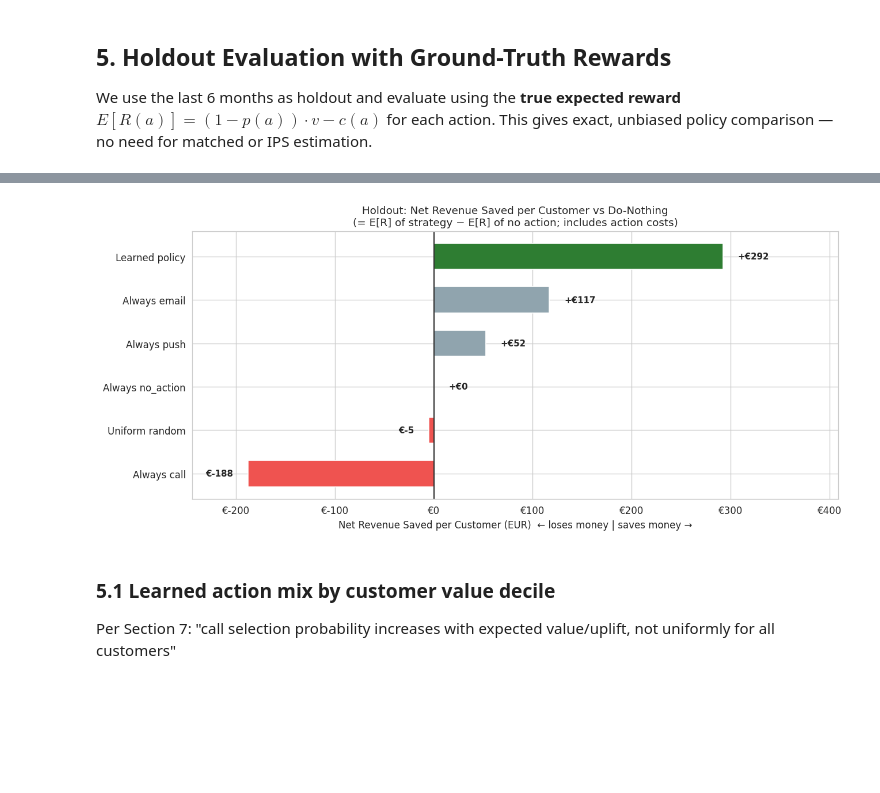
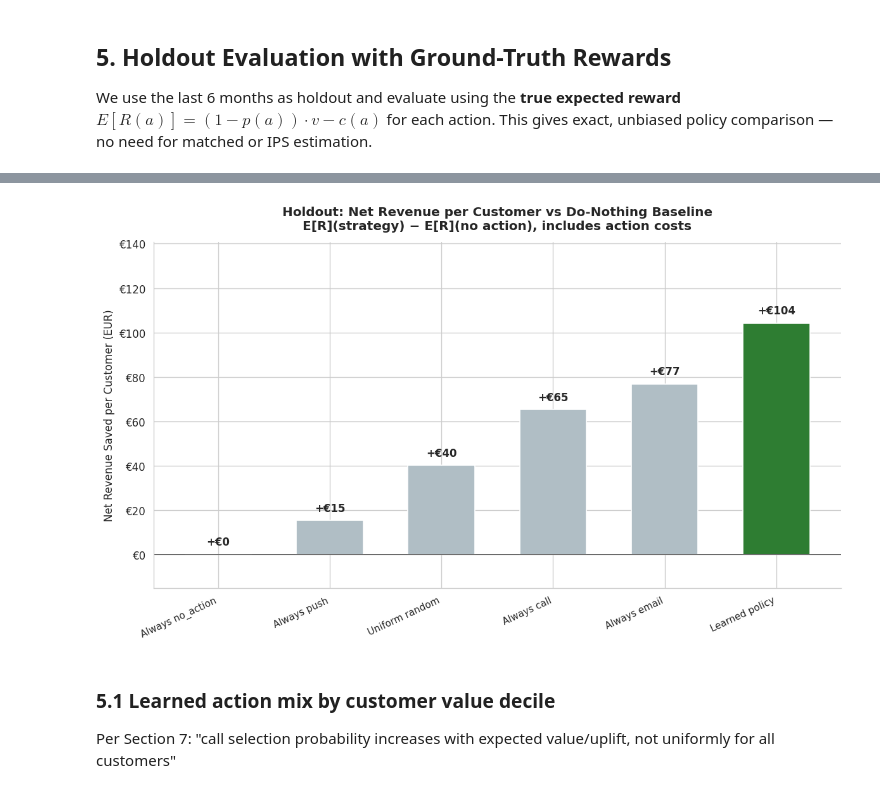
Before and after one commit to mmestrov2000/fintech-hackathon, a Jupyter notebook: notebooks/05_contextual_bandit.ipynb, the cells around one changed output, grey strips where cells are left out. Drawn from its saved outputs; the diff is of its cells as text; code cells hidden in the pictures; blank space fills up the shorter version.

```diff
--- a/notebooks/05_contextual_bandit.ipynb
+++ b/notebooks/05_contextual_bandit.ipynb
@@ -33,10 +35,11 @@ np.random.seed(SEED)
 # %%
 df = pd.read_csv("../data/output/bandit_training_dataset.csv")
 df["reference_date"] = pd.to_datetime(df["reference_date"])
-df = df.sort_values(["reference_date", "client_id"]).reset_index(drop=True)
+df["reference_month"] = df["reference_date"].dt.to_period("M").dt.to_timestamp()
+df = df.sort_values(["reference_month", "client_id"]).reset_index(drop=True)
 
 print(f"Dataset: {df.shape[0]:,} rows, {df.shape[1]} columns")
 print(f"Date range: {df['reference_date'].min().date()} → {df['reference_date'].max().date()}")
 print(f"Unique customers: {df['client_id'].nunique():,}")
-print(f"Monthly batches: {df['reference_date'].nunique()}")
+print(f"Monthly batches: {df['reference_month'].nunique()}")
 # %% [output]
@@ -57,7 +60,7 @@ FEATURE_COLS = [
 
 ACTIONS = ["no_action", "push_notification", "email", "call"]
 ACTION_TO_IDX = {a: i for i, a in enumerate(ACTIONS)}
-ACTION_COSTS = {"no_action": 0.0, "push_notification": 20.0, "email": 100.0, "call": 1200.0}
+ACTION_COSTS = {"no_action": 0.0, "push_notification": 0.50, "email": 8.0, "call": 80.0}
 N_ACTIONS = len(ACTIONS)
 
 # Ground-truth expected reward columns (from data generation)
@@ -668,7 +733,7 @@ We use the last 6 months as holdout and evaluate using the **true expected rewar
 # %%
 # Use last 6 months as holdout
 holdout_months = months[-6:]
-holdout_mask = df["reference_date"].isin(holdout_months)
+holdout_mask = df["reference_month"].isin(holdout_months)
 df_holdout = df[holdout_mask].reset_index(drop=True)
 X_holdout = X_all[holdout_mask.values]
 ER_holdout = ER_matrix[holdout_mask.values]  # ground-truth expected rewards
@@ -768,46 +833,47 @@ print(f"    2-year revenue saved: €{projected_annual_holdout * 2:,.0f}")
 # %%
-# ── Visual: Net Revenue Saved per Customer (vs Do-Nothing) ──
-fig, ax = plt.subplots(figsize=(11, 5))
+# ── Visual: Net Revenue Saved per Customer (vs Do-Nothing) — vertical bars ──
+fig, ax = plt.subplots(figsize=(10, 6))
 
-# Sort by value (worst at top, best at bottom)
 sorted_results = sorted(results.items(), key=lambda x: x[1])
 names = [r[0] for r in sorted_results]
 vals = [r[1] for r in sorted_results]
 
 colors = ['#2E7D32' if n == "Learned policy" else
           '#EF5350' if v < 0 else
-          '#90A4AE' for n, v in zip(names, vals)]
+          '#B0BEC5' for n, v in zip(names, vals)]
 
-bars = ax.barh(names, vals, color=colors, edgecolor="white", height=0.6)
+bars = ax.bar(range(len(names)), vals, color=colors, edgecolor="white", width=0.6)
 
-# Zero line (= do-nothing baseline)
-ax.axvline(0, color="#333", linewidth=1.2, linestyle="-")
-ax.annotate("← do-nothing baseline", xy=(0, -0.6), fontsize=8, color="#555",
-            ha="left", va="top")
+# Zero line
+ax.axhline(0, color="#555", linewidth=1, linestyle="-", zorder=1)
 
+# Value labels on top of bars
 for bar, val in zip(bars, vals):
     sign = "+" if val >= 0 else ""
-    offset = 15 if val >= 0 else -15
-    ha = "left" if val >= 0 else "right"
-    ax.text(val + offset, bar.get_y() + bar.get_height()/2,
-            f"{sign}€{val:,.0f}", va="center", ha=ha, fontsize=9, fontweight="bold")
+    y_off = 3 if val >= 0 else -3
+    va = "bottom" if val >= 0 else "top"
+    ax.text(bar.get_x() + bar.get_width()/2, val + y_off,
+            f"{sign}€{val:,.0f}", ha="center", va=va, fontsize=10, fontweight="bold")
 
-ax.set_xlabel("Net Revenue Saved per Customer (EUR)  ← loses money | saves money →")
-ax.set_title("Holdout: Net Revenue Saved per Customer vs Do-Nothing\n"
-             "(= E[R] of strategy − E[R] of no action; includes action costs)",
-             fontsize=11)
-ax.xaxis.set_major_formatter(mticker.FuncFormatter(lambda x, _: f"€{x:,.0f}"))
+ax.set_xticks(range(len(names)))
+ax.set_xticklabels(names, fontsize=9, rotation=25, ha="right")
+ax.set_ylabel("Net Revenue Saved per Customer (EUR)", fontsize=10)
+ax.set_title("Holdout: Net Revenue per Customer vs Do-Nothing Baseline\n"
+             "E[R](strategy) − E[R](no action), includes action costs",
+             fontsize=12, fontweight="bold", pad=12)
+ax.yaxis.set_major_formatter(mticker.FuncFormatter(lambda x, _: f"€{x:,.0f}"))
+ax.spines[["top", "right"]].set_visible(False)
 
-# Set limits: give room for labels
-x_min = min(vals) * 1.3 if min(vals) < 0 else -50
-x_max = max(vals) * 1.4
-ax.set_xlim(x_min, x_max)
+# Give headroom for labels
+y_min = min(vals) * 1.3 if min(vals) < 0 else -15
+y_max = max(vals) * 1.35
+ax.set_ylim(y_min, y_max)
 
 plt.tight_layout()
 plt.savefig("../data/output/bandit_policy_comparison.png", dpi=150, bbox_inches="tight")
 plt.show()
 # %% [output]
-[figure, old version]
+[figure, new version]
 # %% [markdown]
 ### 5.1 Learned action mix by customer value decile
 
```
Also changed, not shown: parts of 20 cells of this notebook, 16 other files.
